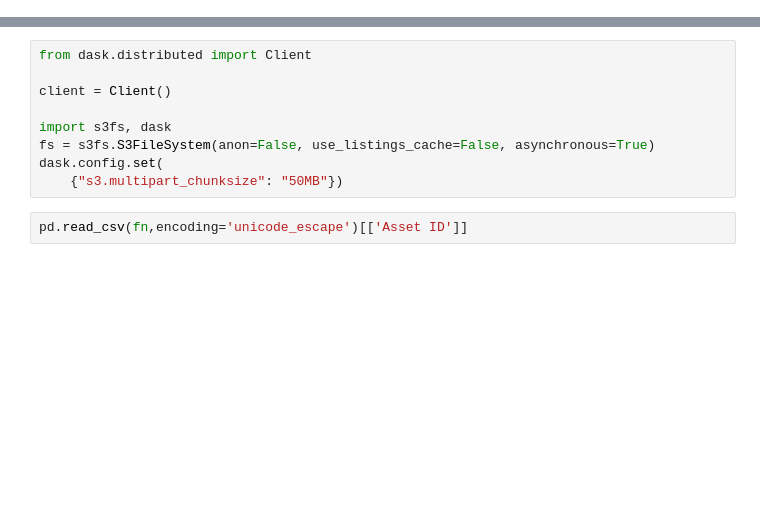
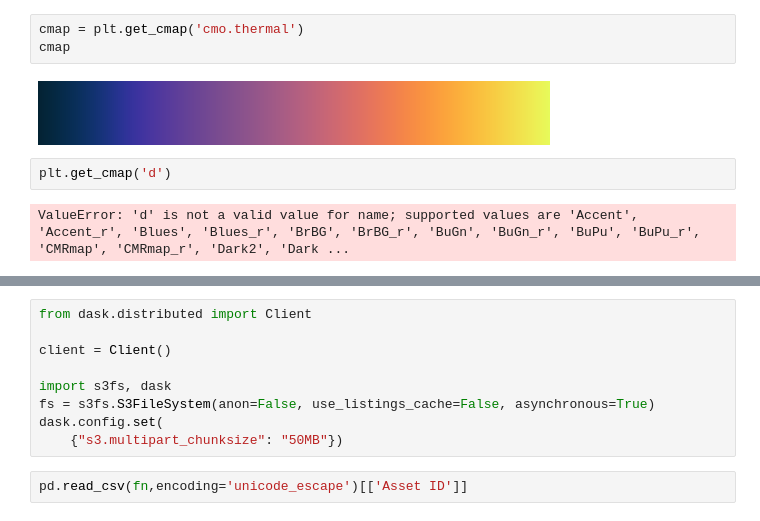
Before and after one commit to climate-x-org/Productivity_Loss_V2.0, a Jupyter notebook: dev/development.ipynb, the cells around one changed output, grey strips where cells are left out. Cells and saved outputs as stored; diff of their text form; blank space fills up the shorter version.

```diff
--- a/dev/development.ipynb
+++ b/dev/development.ipynb
@@ -4,0 +232,9 @@ import numpy as np
+# %%
+cmap = plt.get_cmap('cmo.thermal')
+cmap
+# %% [output]
+[figure, added]
+# %%
+plt.get_cmap('d')
+# %% [output]
+ValueError: 'd' is not a valid value for name; supported values are 'Accent', 'Accent_r', 'Blues', 'Blues_r', 'BrBG', 'BrBG_r', 'BuGn', 'BuGn_r', 'BuPu', 'BuPu_r', 'CMRmap', 'CMRmap_r', 'Dark2', 'Dark ...
```
Also changed, not shown: parts of 9 cells of this notebook, 5 other files.
